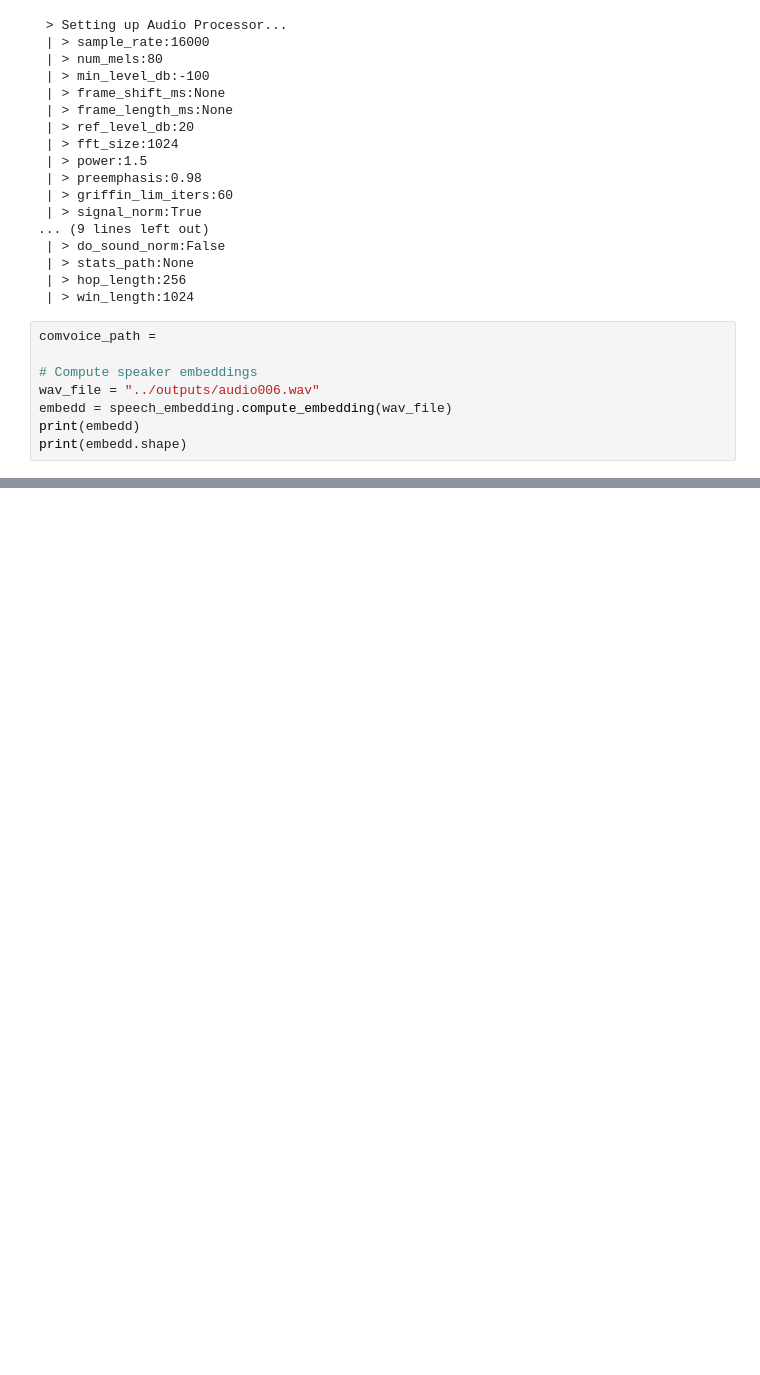
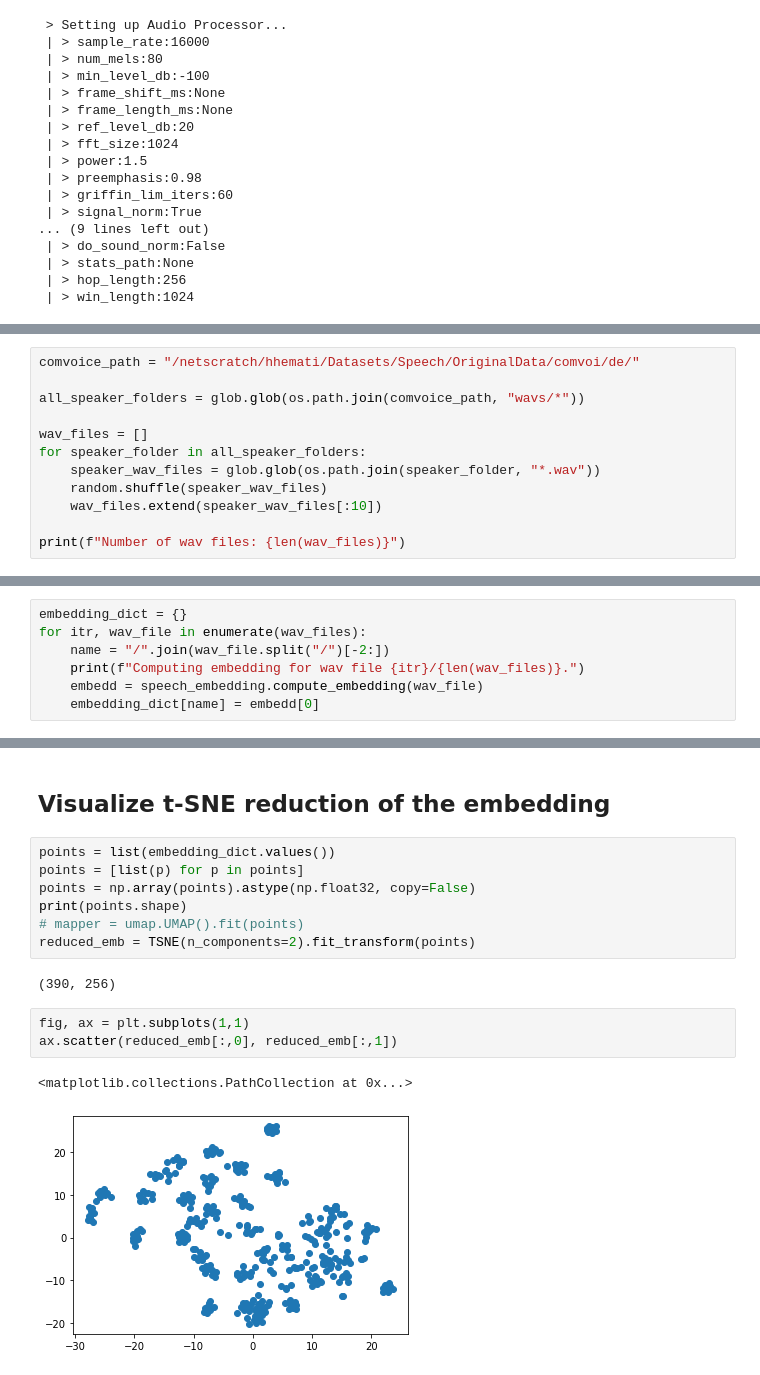
Before and after one commit to HamedHemati/SpeakerEncoder, a Jupyter notebook: notebooks/comvoice_embedding.ipynb, the cells around one changed output, grey strips where cells are left out. Drawn from its saved outputs; the diff is of its cells as text; blank space fills up the shorter version.

```diff
--- a/notebooks/comvoice_embedding.ipynb
+++ b/notebooks/comvoice_embedding.ipynb
@@ -28,11 +41,3 @@ speech_embedding = SpeechEmbedding(config, model_path)
  | > stats_path:None
  | > hop_length:256
  | > win_length:1024
-# %%
-comvoice_path =
-
-# Compute speaker embeddings
-wav_file = "../outputs/audio006.wav"
-embedd = speech_embedding.compute_embedding(wav_file)
-print(embedd)
-print(embedd.shape)
@@ -56,0 +46,12 @@ print(embedd.shape)
+# %%
+comvoice_path = "/netscratch/hhemati/Datasets/Speech/OriginalData/comvoi/de/"
+
+all_speaker_folders = glob.glob(os.path.join(comvoice_path, "wavs/*"))
+
+wav_files = []
+for speaker_folder in all_speaker_folders:
+    speaker_wav_files = glob.glob(os.path.join(speaker_folder, "*.wav"))
+    random.shuffle(speaker_wav_files)
+    wav_files.extend(speaker_wav_files[:10])
+
+print(f"Number of wav files: {len(wav_files)}")
@@ -56,0 +62,7 @@ print(embedd.shape)
+# %%
+embedding_dict = {}
+for itr, wav_file in enumerate(wav_files):
+    name = "/".join(wav_file.split("/")[-2:])
+    print(f"Computing embedding for wav file {itr}/{len(wav_files)}.")
+    embedd = speech_embedding.compute_embedding(wav_file)
+    embedding_dict[name] = embedd[0]
@@ -56,0 +87,17 @@ print(embedd.shape)
+# %% [markdown]
+## Visualize t-SNE reduction of the embedding
+# %%
+points = list(embedding_dict.values())
+points = [list(p) for p in points]
+points = np.array(points).astype(np.float32, copy=False)
+print(points.shape)
+# mapper = umap.UMAP().fit(points)
+reduced_emb = TSNE(n_components=2).fit_transform(points)
+# %% [output]
+(390, 256)
+# %%
+fig, ax = plt.subplots(1,1)
+ax.scatter(reduced_emb[:,0], reduced_emb[:,1])
+# %% [output]
+<matplotlib.collections.PathCollection at 0x...>
+[figure, added]
```
Also changed, not shown: parts of 12 cells of this notebook, 2 other files.
